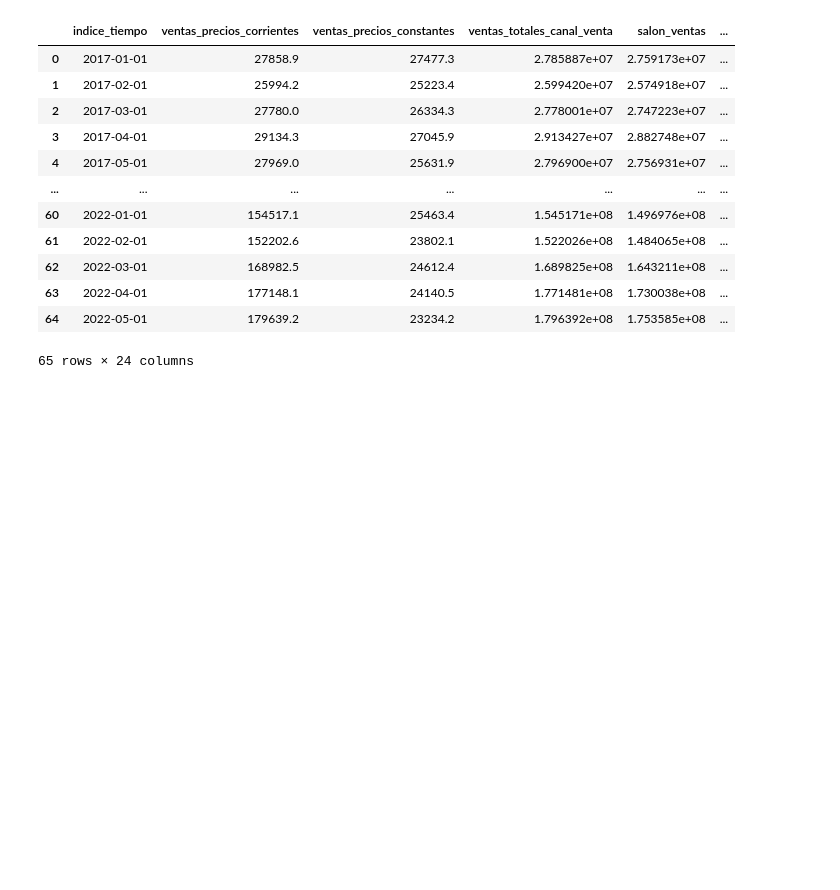
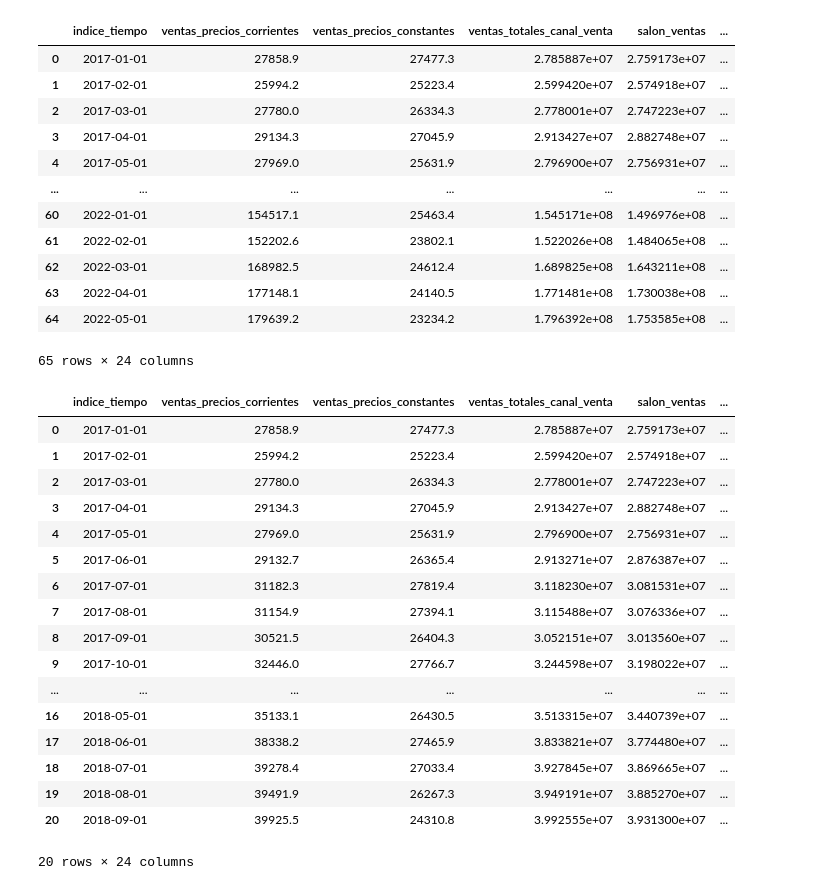
Before and after one commit to rodrigoruizteodoro/Reto_1, a Jupyter notebook: Extracción de datos.ipynb, the cells around one changed output. Cells and saved outputs as stored; diff of their text form; code cells hidden in the pictures; blank space fills up the shorter version.

Commit message:
Filtro 9

```diff
--- a/Extracción de datos.ipynb
+++ b/Extracción de datos.ipynb
@@ -171,3 +171,28 @@ f8
 | 63 | 2022-04-01 | 177148.1 | 24140.5 | 1.771481e+08 | 1.730038e+08 | ... |
 | 64 | 2022-05-01 | 179639.2 | 23234.2 | 1.796392e+08 | 1.753585e+08 | ... |
 65 rows × 24 columns
+# %%
+#filtro not negación
+#Se muestran todos los valores que no sean mayores o iguales a 40,000,000 en la variable
+# "ventas_totales_grupo_articulos"
+f9=df[~(df["ventas_totales_grupo_articulos"]>=40000000)]
+f9
+# %% [output]
+|  | indice_tiempo | ventas_precios_corrientes | ventas_precios_constantes | ventas_totales_canal_venta | salon_ventas | ... |
+| 0 | 2017-01-01 | 27858.9 | 27477.3 | 2.785887e+07 | 2.759173e+07 | ... |
+| 1 | 2017-02-01 | 25994.2 | 25223.4 | 2.599420e+07 | 2.574918e+07 | ... |
+| 2 | 2017-03-01 | 27780.0 | 26334.3 | 2.778001e+07 | 2.747223e+07 | ... |
+| 3 | 2017-04-01 | 29134.3 | 27045.9 | 2.913427e+07 | 2.882748e+07 | ... |
+| 4 | 2017-05-01 | 27969.0 | 25631.9 | 2.796900e+07 | 2.756931e+07 | ... |
+| 5 | 2017-06-01 | 29132.7 | 26365.4 | 2.913271e+07 | 2.876387e+07 | ... |
+| 6 | 2017-07-01 | 31182.3 | 27819.4 | 3.118230e+07 | 3.081531e+07 | ... |
+| 7 | 2017-08-01 | 31154.9 | 27394.1 | 3.115488e+07 | 3.076336e+07 | ... |
+| 8 | 2017-09-01 | 30521.5 | 26404.3 | 3.052151e+07 | 3.013560e+07 | ... |
+| 9 | 2017-10-01 | 32446.0 | 27766.7 | 3.244598e+07 | 3.198022e+07 | ... |
+| ... | ... | ... | ... | ... | ... | ... |
+| 16 | 2018-05-01 | 35133.1 | 26430.5 | 3.513315e+07 | 3.440739e+07 | ... |
+| 17 | 2018-06-01 | 38338.2 | 27465.9 | 3.833821e+07 | 3.774480e+07 | ... |
+| 18 | 2018-07-01 | 39278.4 | 27033.4 | 3.927845e+07 | 3.869665e+07 | ... |
+| 19 | 2018-08-01 | 39491.9 | 26267.3 | 3.949191e+07 | 3.885270e+07 | ... |
+| 20 | 2018-09-01 | 39925.5 | 24310.8 | 3.992555e+07 | 3.931300e+07 | ... |
+20 rows × 24 columns
```
